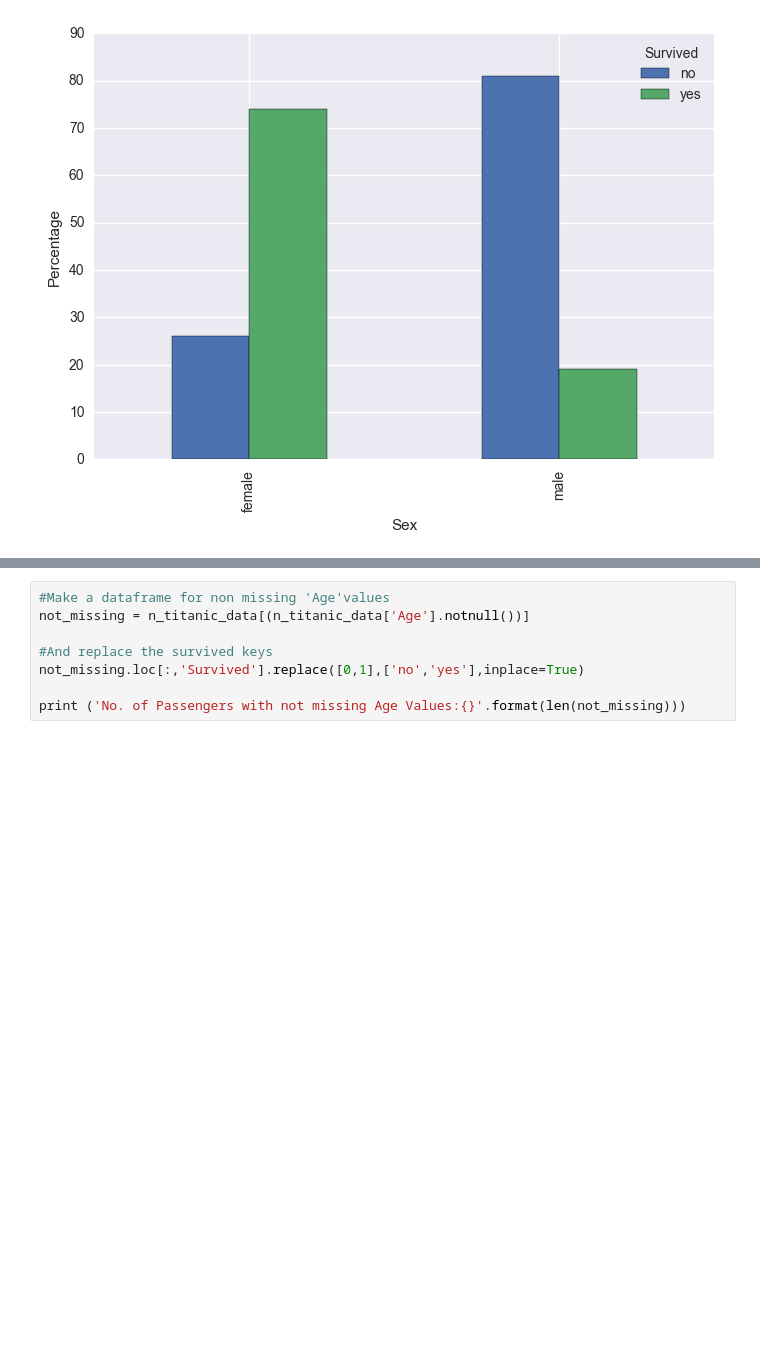
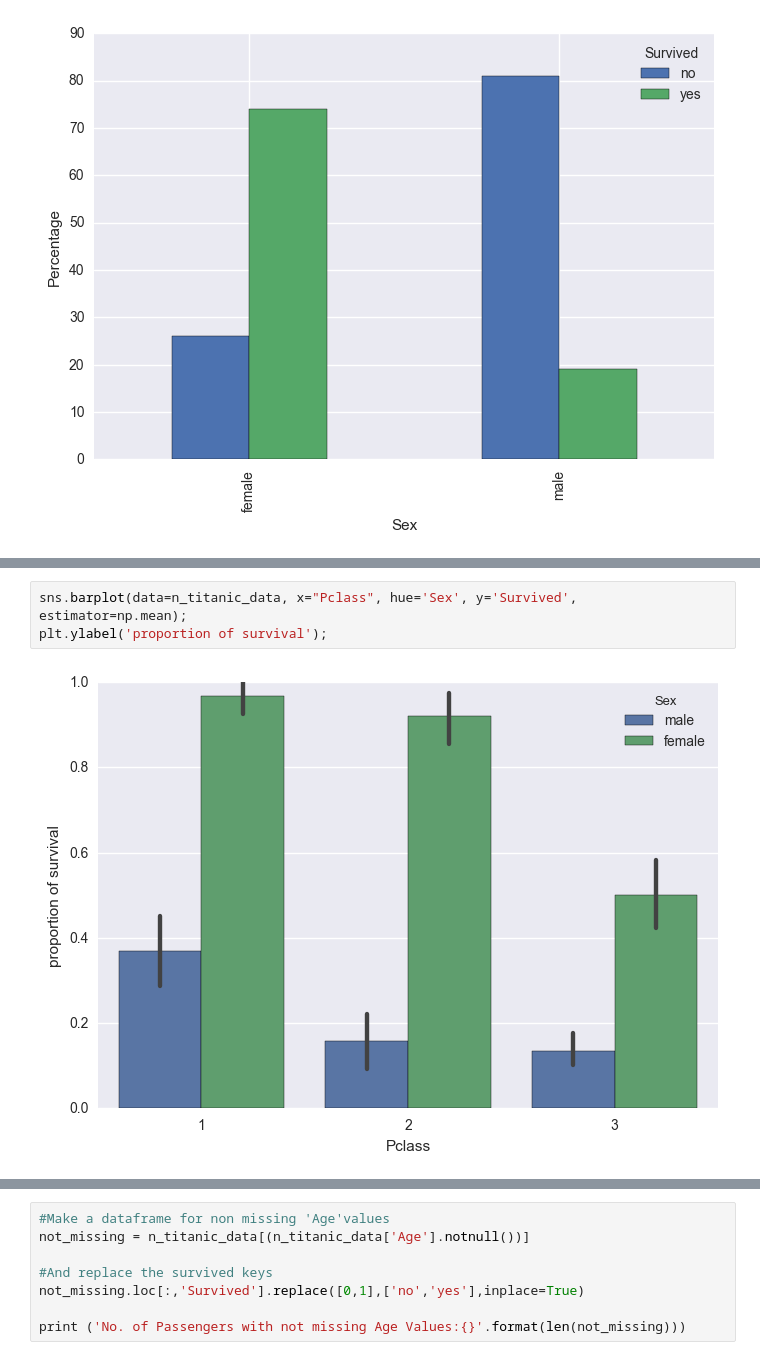
Before and after one commit to jkarakas/Exploratory-Analysis-of-the-Titanic-Dataset, a Jupyter notebook: DAND-P2-Project.ipynb, the cells around one changed output, grey strips where cells are left out. Cells and saved outputs as stored; diff of their text form; blank space fills up the shorter version.

Commit message:
add no-code html, add headers to make more readable, add description to readme, add seaborn barplot

```diff
--- a/DAND-P2-Project.ipynb
+++ b/DAND-P2-Project.ipynb
@@ -297 +321,6 @@ perc_bar('Survived', 'Sex', descript)
+# %%
+sns.barplot(data=n_titanic_data, x="Pclass", hue='Sex', y='Survived', estimator=np.mean);
+plt.ylabel('proportion of survival');
+# %% [output]
+[figure, added]
 # %% [markdown]
```
Also changed, not shown: parts of 17 cells of this notebook, 5 other files.
